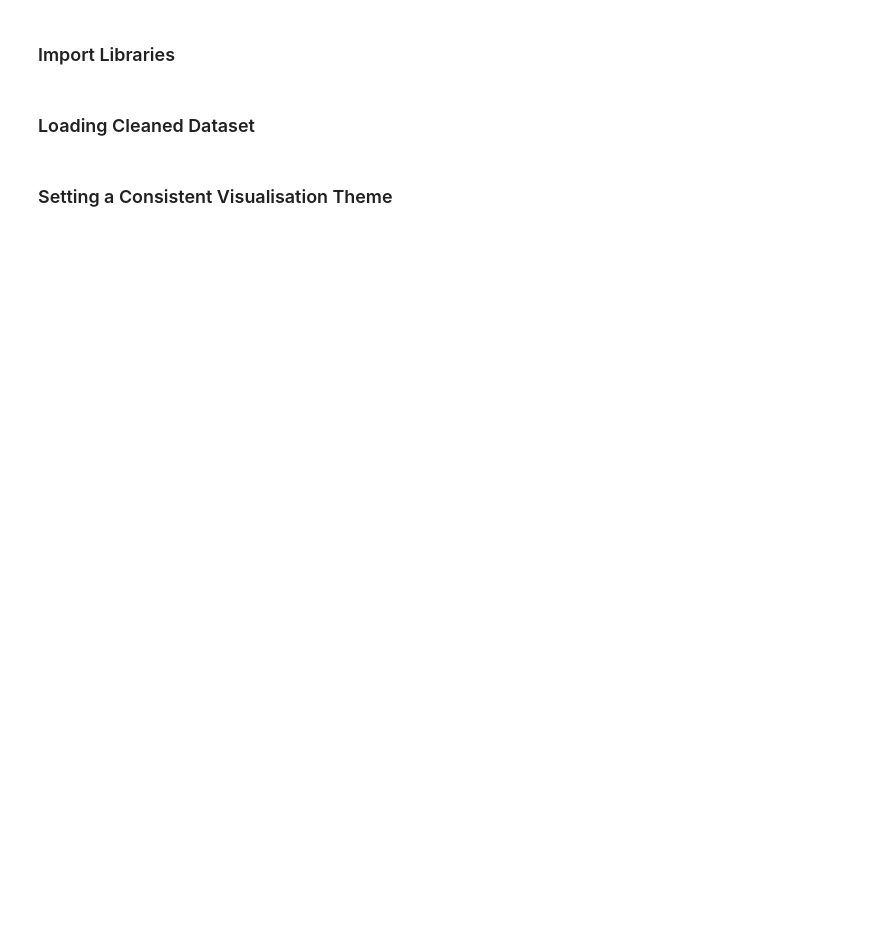
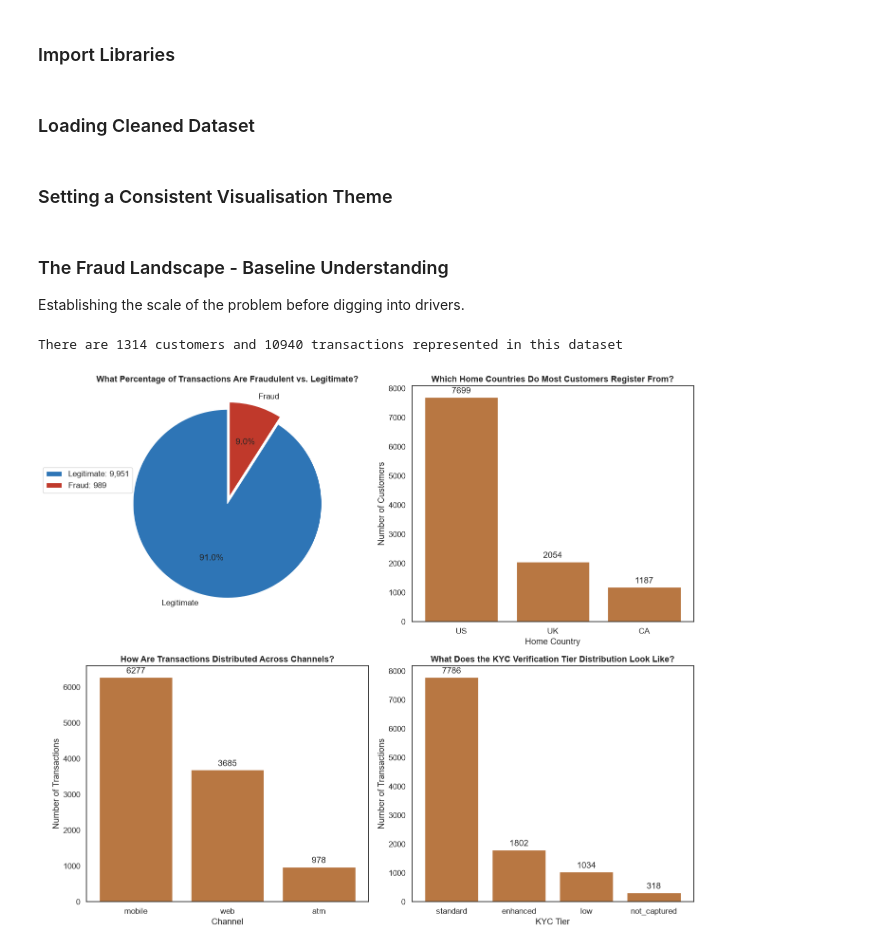
Before and after one commit to LeesiElekwa/Digital_Transfer_Fraud_Detection_System, a Jupyter notebook: Notebooks/ExploratoryAnalysis.ipynb, the cells around one changed output. Saved outputs shown, nothing was run; the diff lists cells and outputs as text; code cells hidden in the pictures; blank space fills up the shorter version.

Commit message:
EDA 1 - Understanding the baseline fraud landscape (class balance, country, channel, KYC tier)

```diff
--- a/Notebooks/ExploratoryAnalysis.ipynb
+++ b/Notebooks/ExploratoryAnalysis.ipynb
@@ -14,7 +14,7 @@ df_cleaned_transaction_data = pd.read_parquet(r"C:\Users\leest\OneDrive\Data Pro
 # %%
 # Set a clean, professional theme
 sns.set_theme(
-    style="whitegrid",
+    style="white",
     context="notebook",
     font_scale=1.1
 )
@@ -33,3 +33,63 @@ fraud_palette = {
 
 # General palette for non-fraud-specific categorical plots (channel, currency, etc.)
 sns.set_palette(["#2E75B6", "#C0392B", "#59A14F", "#F4A261", "#8E7CC3", "#4C4C4C"])
+# %% [markdown]
+### The Fraud Landscape - Baseline Understanding
+Establishing the scale of the problem before digging into drivers.
+# %%
+# Question 1 - How many customers and transactions are we looking at?
+
+print(f"There are {df_cleaned_transaction_data["customer_id"].nunique()} customers and {df_cleaned_transaction_data["transaction_id"].nunique()} transactions represented in this dataset")
+# %% [output]
+There are 1314 customers and 10940 transactions represented in this dataset
+# %%
+fig, axes = plt.subplots(2, 2, figsize=(14, 12))
+axes = axes.flatten()
+
+# Q2: What percentage of transactions are fraudulent vs. legitimate?
+fraud_counts = df_cleaned_transaction_data["fraud_label"].value_counts()
+
+wedges, texts, autotexts = axes[0].pie(
+    fraud_counts,
+    labels=fraud_counts.index,
+    autopct="%1.1f%%",
+    colors=[fraud_palette[label] for label in fraud_counts.index],
+    startangle=90,
+    explode=[0, 0.08]
+)
+axes[0].set_title("What Percentage of Transactions Are Fraudulent vs. Legitimate?")
+axes[0].legend(
+    wedges,
+    [f"{label}: {count:,}" for label, count in fraud_counts.items()],
+    loc="center left",
+    bbox_to_anchor=(-0.3, 0.6)
+)
+
+# Q3: Which home countries do most customers register from?
+country_counts = df_cleaned_transaction_data["home_country"].value_counts()
+bars = axes[1].bar(country_counts.index, country_counts.values, color="#B87742")
+axes[1].bar_label(bars, fmt="%d", padding=3)
+axes[1].set_title("Which Home Countries Do Most Customers Register From?")
+axes[1].set_xlabel("Home Country")
+axes[1].set_ylabel("Number of Customers")
+
+# Q4: How are transactions distributed across channels?
+channel_counts = df_cleaned_transaction_data["channel"].value_counts()
+bars = axes[2].bar(channel_counts.index, channel_counts.values, color="#B87742")
+axes[2].bar_label(bars, fmt="%d", padding=3)
+axes[2].set_title("How Are Transactions Distributed Across Channels?")
+axes[2].set_xlabel("Channel")
+axes[2].set_ylabel("Number of Transactions")
+
+# Q5: What does the KYC verification tier distribution look like?
+kyc_counts = df_cleaned_transaction_data["kyc_tier"].value_counts()
+bars = axes[3].bar(kyc_counts.index, kyc_counts.values, color="#B87742")
+axes[3].bar_label(bars, fmt="%d", padding=3)
+axes[3].set_title("What Does the KYC Verification Tier Distribution Look Like?")
+axes[3].set_xlabel("KYC Tier")
+axes[3].set_ylabel("Number of Transactions")
+
+plt.tight_layout()
+plt.show()
+# %% [output]
+[figure, added]
```
Also changed, not shown: parts of 1 cell of this notebook.
